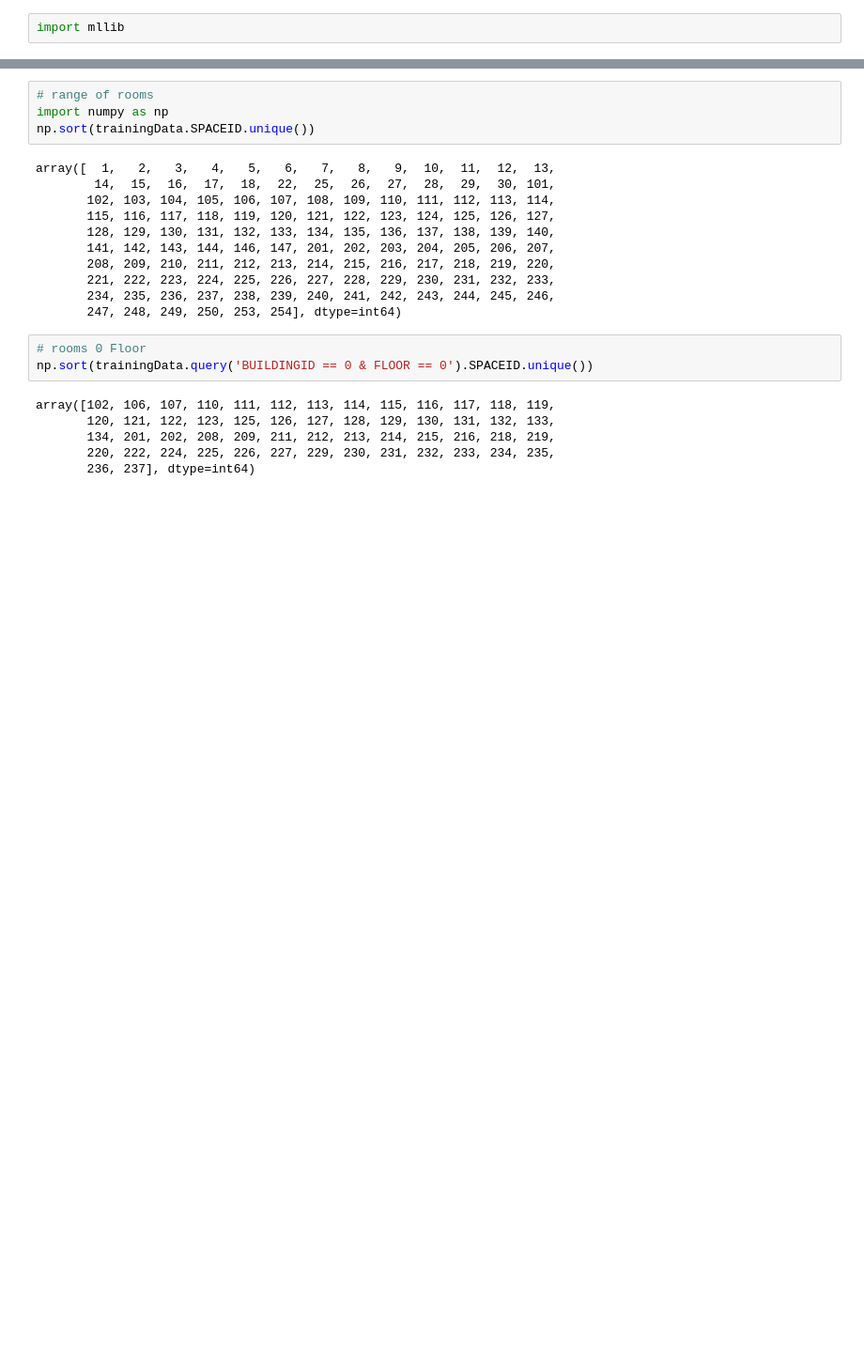
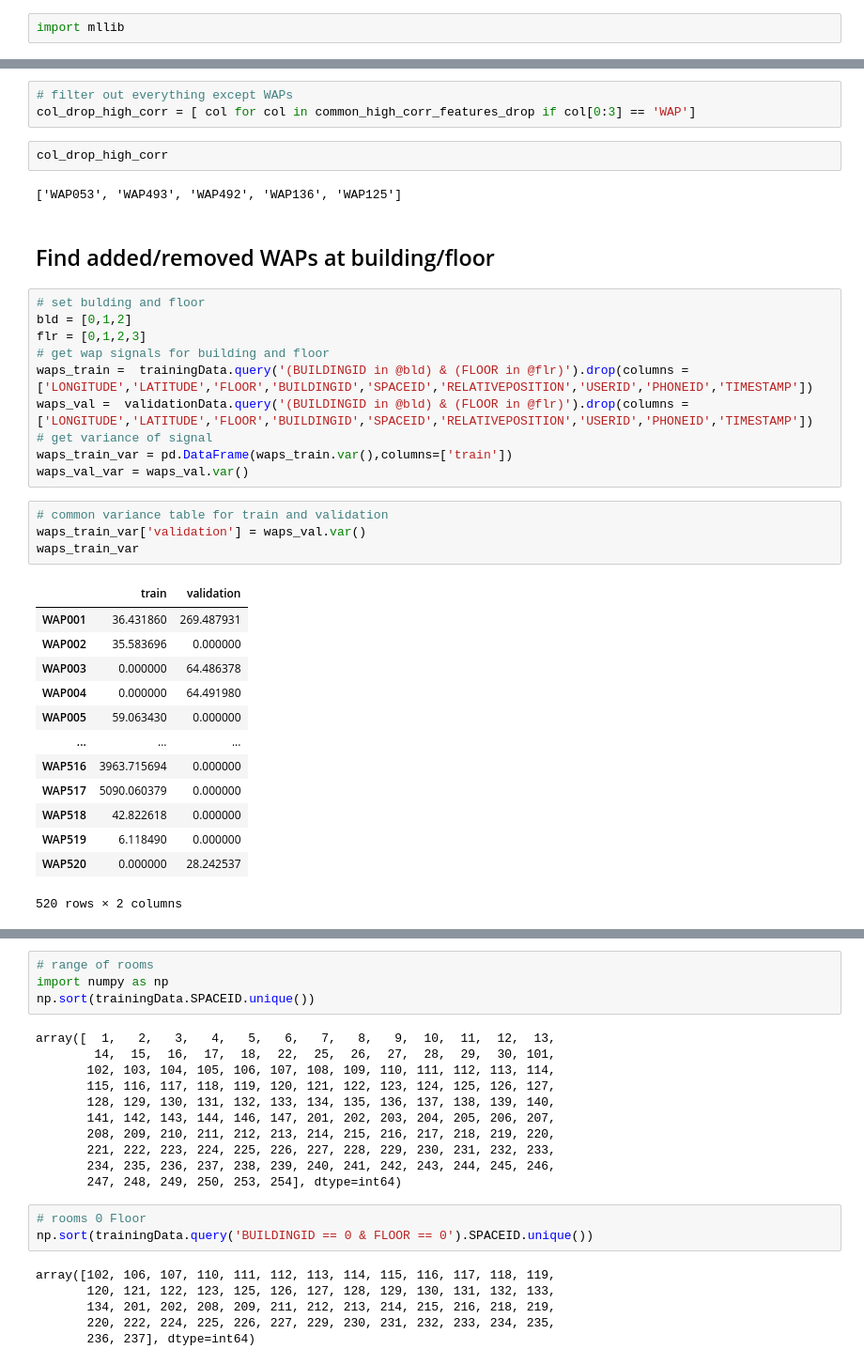
Before and after one commit to vk1408/UJIIndoorLoc, a Jupyter notebook: UJIIndoorLoc.ipynb, the cells around one changed output, grey strips where cells are left out. Shown at 94% size. Saved outputs shown, nothing was run; the diff lists cells and outputs as text; blank space fills up the shorter version.

```diff
--- a/UJIIndoorLoc.ipynb
+++ b/UJIIndoorLoc.ipynb
@@ -73,0 +137,37 @@ buildings_floors
+# %%
+# filter out everything except WAPs
+col_drop_high_corr = [ col for col in common_high_corr_features_drop if col[0:3] == 'WAP']
+# %%
+col_drop_high_corr
+# %% [output]
+['WAP053', 'WAP493', 'WAP492', 'WAP136', 'WAP125']
+# %% [markdown]
+## Find added/removed WAPs at building/floor
+# %%
+# set bulding and floor
+bld = [0,1,2]
+flr = [0,1,2,3]
+# get wap signals for building and floor
+waps_train =  trainingData.query('(BUILDINGID in @bld) & (FLOOR in @flr)').drop(columns = ['LONGITUDE','LATITUDE','FLOOR','BUILDINGID','SPACEID','RELATIVEPOSITION','USERID','PHONEID','TIMESTAMP'])
+waps_val =  validationData.query('(BUILDINGID in @bld) & (FLOOR in @flr)').drop(columns = ['LONGITUDE','LATITUDE','FLOOR','BUILDINGID','SPACEID','RELATIVEPOSITION','USERID','PHONEID','TIMESTAMP'])
+# get variance of signal
+waps_train_var = pd.DataFrame(waps_train.var(),columns=['train'])
+waps_val_var = waps_val.var()
+# %%
+# common variance table for train and validation
+waps_train_var['validation'] = waps_val.var()
+waps_train_var
+# %% [output]
+|  | train | validation |
+| WAP001 | 36.431860 | 269.487931 |
+| WAP002 | 35.583696 | 0.000000 |
+| WAP003 | 0.000000 | 64.486378 |
+| WAP004 | 0.000000 | 64.491980 |
+| WAP005 | 59.063430 | 0.000000 |
+| ... | ... | ... |
+| WAP516 | 3963.715694 | 0.000000 |
+| WAP517 | 5090.060379 | 0.000000 |
+| WAP518 | 42.822618 | 0.000000 |
+| WAP519 | 6.118490 | 0.000000 |
+| WAP520 | 0.000000 | 28.242537 |
+520 rows × 2 columns
```
Also changed, not shown: parts of 82 cells of this notebook.
